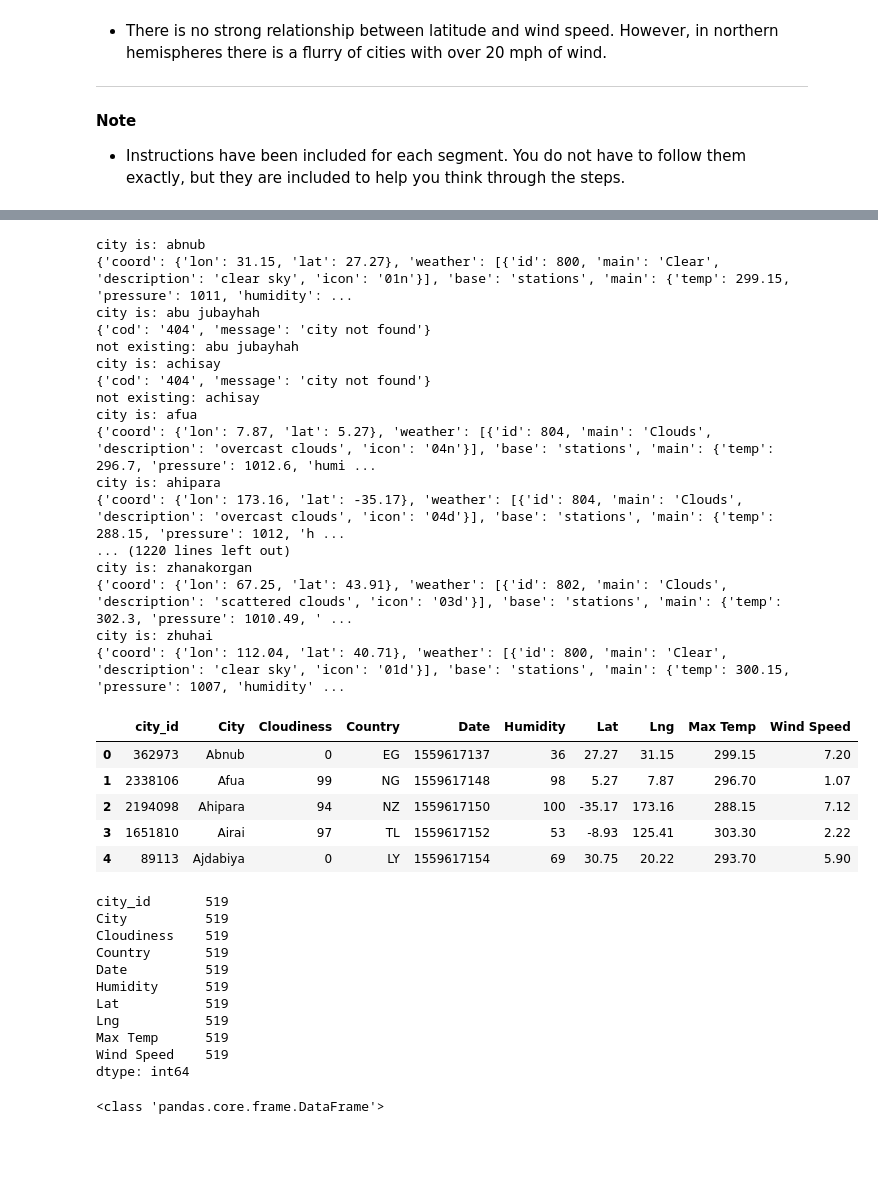
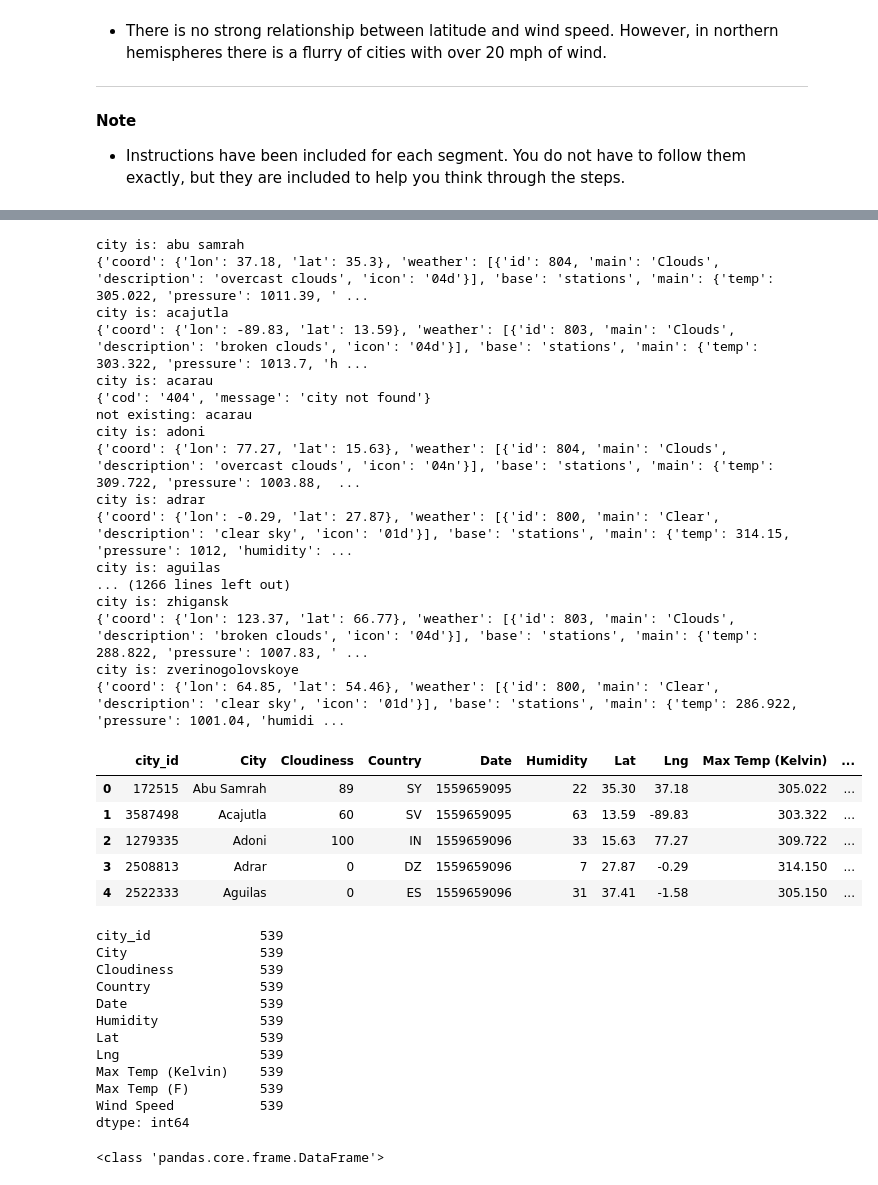
Before and after one commit to lisatian8/python-apis-challenge, a Jupyter notebook: starter_code/WeatherPy.ipynb, the cells around one changed output, grey strips where cells are left out. Saved outputs shown, nothing was run; the diff lists cells and outputs as text; code cells hidden in the pictures; blank space fills up the shorter version.

```diff
--- a/starter_code/WeatherPy.ipynb
+++ b/starter_code/WeatherPy.ipynb
@@ -78,7 +78,8 @@ date = []
 humidity =[]
 lat = []
 lon = []
-tempMax = []
+tempMax_k = []
+tempMax_f = []
 windSpeed = []
 cityList=[]
 
@@ -93,72 +94,75 @@ for city in cities:
            cloud.append(response['clouds']['all'])
            country.append(response['sys']['country'])
            date.append(response['dt'])
            humidity.append(response['main']['humidity'])
            lat.append(response['coord']['lat'])
            lon.append(response['coord']['lon'])
-           tempMax.append(response['main']['temp_max'])
+           tempMax_k.append(response['main']['temp_max'])
+           tempMax_f.append((response['main']['temp_max'] - 273.15)*9/5+32)
            windSpeed.append(response['wind']['speed'])
         except:
             print(f'not existing: {city}')
-            time.sleep(2)
-        time.sleep(2)
+            time.sleep(0.2)
+        time.sleep(0.2)
 #print(f"The latitude information received is: {lat}")
 #print(f"The temperature information received is: {tempMax}")
 
 
 ###
 # create a data frame from cities, lat, and temp
 weather_dict = {
     "city_id": id,
     "City": cityList,
     "Cloudiness": cloud,
     "Country": country,
     "Date": date,
     "Humidity": humidity,
     "Lat": lat,
     "Lng": lon,
-    "Max Temp": tempMax,
+    "Max Temp (Kelvin)": tempMax_k,
+    "Max Temp (F)": tempMax_f,
     "Wind Speed": windSpeed
 }
 weather_data = pd.DataFrame(weather_dict)
 weather_data.head()
 # %% [output]
-city is: abnub
-{'coord': {'lon': 31.15, 'lat': 27.27}, 'weather': [{'id': 800, 'main': 'Clear', 'description': 'clear sky', 'icon': '01n'}], 'base': 'stations', 'main': {'temp': 299.15, 'pressure': 1011, 'humidity': ...
-city is: abu jubayhah
+city is: abu samrah
+{'coord': {'lon': 37.18, 'lat': 35.3}, 'weather': [{'id': 804, 'main': 'Clouds', 'description': 'overcast clouds', 'icon': '04d'}], 'base': 'stations', 'main': {'temp': 305.022, 'pressure': 1011.39, ' ...
+city is: acajutla
+{'coord': {'lon': -89.83, 'lat': 13.59}, 'weather': [{'id': 803, 'main': 'Clouds', 'description': 'broken clouds', 'icon': '04d'}], 'base': 'stations', 'main': {'temp': 303.322, 'pressure': 1013.7, 'h ...
+city is: acarau
 {'cod': '404', 'message': 'city not found'}
-not existing: abu jubayhah
-city is: achisay
-{'cod': '404', 'message': 'city not found'}
-not existing: achisay
-city is: afua
-{'coord': {'lon': 7.87, 'lat': 5.27}, 'weather': [{'id': 804, 'main': 'Clouds', 'description': 'overcast clouds', 'icon': '04n'}], 'base': 'stations', 'main': {'temp': 296.7, 'pressure': 1012.6, 'humi ...
-city is: ahipara
-{'coord': {'lon': 173.16, 'lat': -35.17}, 'weather': [{'id': 804, 'main': 'Clouds', 'description': 'overcast clouds', 'icon': '04d'}], 'base': 'stations', 'main': {'temp': 288.15, 'pressure': 1012, 'h ...
-... (1220 lines left out)
-city is: zhanakorgan
-{'coord': {'lon': 67.25, 'lat': 43.91}, 'weather': [{'id': 802, 'main': 'Clouds', 'description': 'scattered clouds', 'icon': '03d'}], 'base': 'stations', 'main': {'temp': 302.3, 'pressure': 1010.49, ' ...
-city is: zhuhai
-{'coord': {'lon': 112.04, 'lat': 40.71}, 'weather': [{'id': 800, 'main': 'Clear', 'description': 'clear sky', 'icon': '01d'}], 'base': 'stations', 'main': {'temp': 300.15, 'pressure': 1007, 'humidity' ...
+not existing: acarau
+city is: adoni
+{'coord': {'lon': 77.27, 'lat': 15.63}, 'weather': [{'id': 804, 'main': 'Clouds', 'description': 'overcast clouds', 'icon': '04n'}], 'base': 'stations', 'main': {'temp': 309.722, 'pressure': 1003.88,  ...
+city is: adrar
+{'coord': {'lon': -0.29, 'lat': 27.87}, 'weather': [{'id': 800, 'main': 'Clear', 'description': 'clear sky', 'icon': '01d'}], 'base': 'stations', 'main': {'temp': 314.15, 'pressure': 1012, 'humidity': ...
+city is: aguilas
+... (1266 lines left out)
+city is: zhigansk
+{'coord': {'lon': 123.37, 'lat': 66.77}, 'weather': [{'id': 803, 'main': 'Clouds', 'description': 'broken clouds', 'icon': '04d'}], 'base': 'stations', 'main': {'temp': 288.822, 'pressure': 1007.83, ' ...
+city is: zverinogolovskoye
+{'coord': {'lon': 64.85, 'lat': 54.46}, 'weather': [{'id': 800, 'main': 'Clear', 'description': 'clear sky', 'icon': '01d'}], 'base': 'stations', 'main': {'temp': 286.922, 'pressure': 1001.04, 'humidi ...
-|  | city_id | City | Cloudiness | Country | Date | Humidity | Lat | Lng | Max Temp | Wind Speed |
-| 0 | 362973 | Abnub | 0 | EG | 1559617137 | 36 | 27.27 | 31.15 | 299.15 | 7.20 |
-| 1 | 2338106 | Afua | 99 | NG | 1559617148 | 98 | 5.27 | 7.87 | 296.70 | 1.07 |
-| 2 | 2194098 | Ahipara | 94 | NZ | 1559617150 | 100 | -35.17 | 173.16 | 288.15 | 7.12 |
-| 3 | 1651810 | Airai | 97 | TL | 1559617152 | 53 | -8.93 | 125.41 | 303.30 | 2.22 |
-| 4 | 89113 | Ajdabiya | 0 | LY | 1559617154 | 69 | 30.75 | 20.22 | 293.70 | 5.90 |
+|  | city_id | City | Cloudiness | Country | Date | Humidity | Lat | Lng | Max Temp (Kelvin) | ... |
+| 0 | 172515 | Abu Samrah | 89 | SY | 1559659095 | 22 | 35.30 | 37.18 | 305.022 | ... |
+| 1 | 3587498 | Acajutla | 60 | SV | 1559659095 | 63 | 13.59 | -89.83 | 303.322 | ... |
+| 2 | 1279335 | Adoni | 100 | IN | 1559659096 | 33 | 15.63 | 77.27 | 309.722 | ... |
+| 3 | 2508813 | Adrar | 0 | DZ | 1559659096 | 7 | 27.87 | -0.29 | 314.150 | ... |
+| 4 | 2522333 | Aguilas | 0 | ES | 1559659096 | 31 | 37.41 | -1.58 | 305.150 | ... |
 # %%
 weather_data.count()
 # %% [output]
-city_id       519
-City          519
-Cloudiness    519
-Country       519
-Date          519
-Humidity      519
-Lat           519
-Lng           519
-Max Temp      519
-Wind Speed    519
+city_id              539
+City                 539
+Cloudiness           539
+Country              539
+Date                 539
+Humidity             539
+Lat                  539
+Lng                  539
+Max Temp (Kelvin)    539
+Max Temp (F)         539
+Wind Speed           539
 dtype: int64
 # %%
 print(type(weather_data))
```
Also changed, not shown: parts of 27 cells of this notebook.
